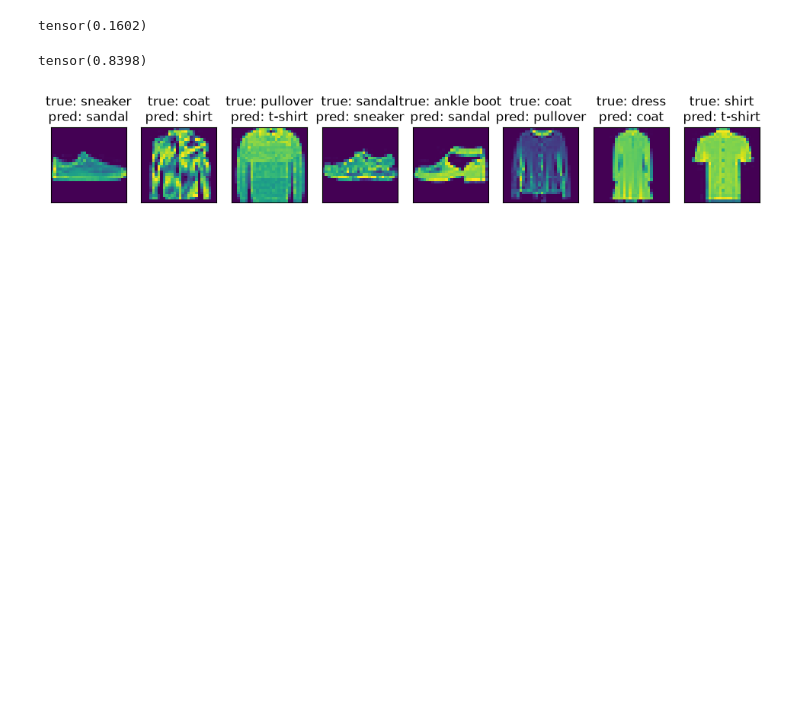
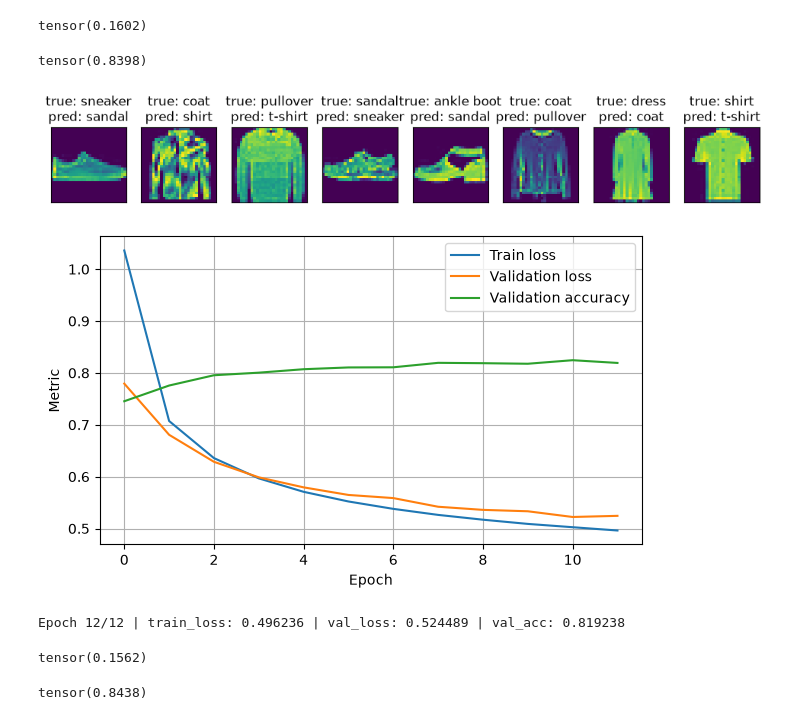
Before and after one commit to leoAshu/ai-foundations, a Jupyter notebook: d2l/02_linear_nn/02_classification.ipynb, the cells around one changed output. Saved outputs shown, nothing was run; the diff lists cells and outputs as text; code cells hidden in the pictures; blank space fills up the shorter version.

Commit message:
implement SoftmaxClassification using pytorch

```diff
--- a/d2l/02_linear_nn/02_classification.ipynb
+++ b/d2l/02_linear_nn/02_classification.ipynb
@@ -88,7 +88,7 @@ class Classifier:
         raise NotImplementedError
 
     def configure_optimizers(self):
-        return torch.optim.SGD(self.parameters(), self.model.lr)
+        return torch.optim.SGD(self.parameters(), self.lr)
 
     def accuracy(self, y_hat, y, averaged=True):
         preds = torch.argmax(y_hat, 1)
@@ -306,3 +306,43 @@ labels = [
 data.visualize([X, y], labels=labels)
 # %% [output]
 [figure]
+# %%
+class SoftmaxClassifier(Classifier):
+    def __init__(self, num_outputs, lr, sigma=0.01):
+        linear = nn.LazyLinear(num_outputs)
+
+        linear.weight.data.normal_(0, sigma)
+        linear.bias.data.fill_(0)
+
+        model = nn.Sequential(
+            nn.Flatten(),
+            nn.LazyLinear(num_outputs)
+        )
+
+        super().__init__(model)
+
+        self.num_outputs = num_outputs
+        self.lr = lr
+
+    def parameters(self):
+        return self.model.parameters()
+
+    def forward(self, X):
+        return self.model(X)
+
+    def loss(self, Y_hat, Y, averaged=True):
+        # reshaped to support multi-dimensional predictions & targets
+        Y_hat = Y_hat.reshape((-1, Y_hat.shape[-1]))
+        Y = Y.reshape((-1))
+
+        return nn.functional.cross_entropy(
+            Y_hat, Y, reduction='mean' if averaged else 'none'
+        )
+# %%
+model = SoftmaxClassifier(num_outputs=10, lr=0.03)
+
+trainer = Trainer(max_epochs=12)
+trainer.fit(model, data)
+# %% [output]
+[figure, added]
+Epoch 12/12 | train_loss: 0.496236 | val_loss: 0.524489 | val_acc: 0.819238
@@ -308,0 +354,14 @@ data.visualize([X, y], labels=labels)
+# %%
+preds = y_hat.argmax(1)
+
+wrong = preds != y
+
+wrong.type(torch.int).sum() / len(preds)
+# %% [output]
+tensor(0.1562)
+# %%
+right = preds == y
+
+right.type(torch.int).sum() / len(preds)
+# %% [output]
+tensor(0.8438)
```
Also changed, not shown: parts of 3 cells of this notebook, 1 other file.
